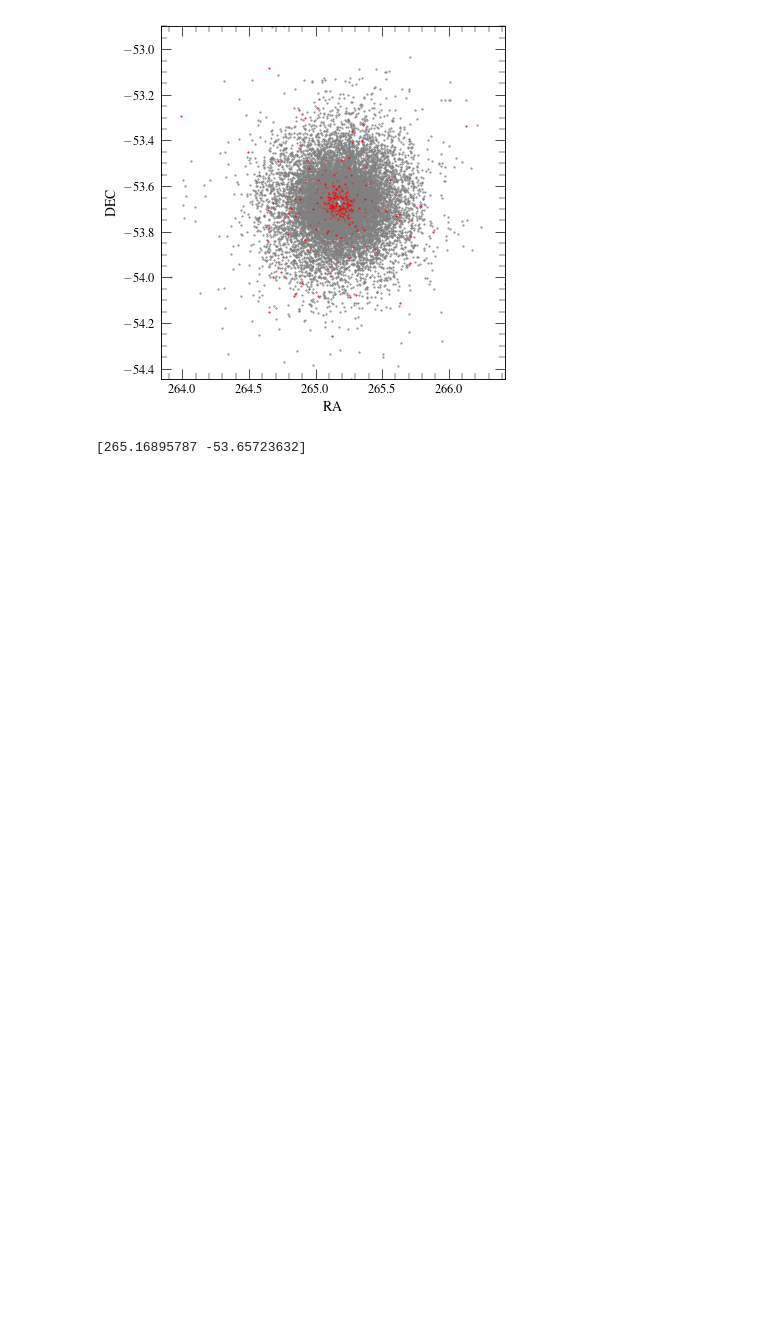
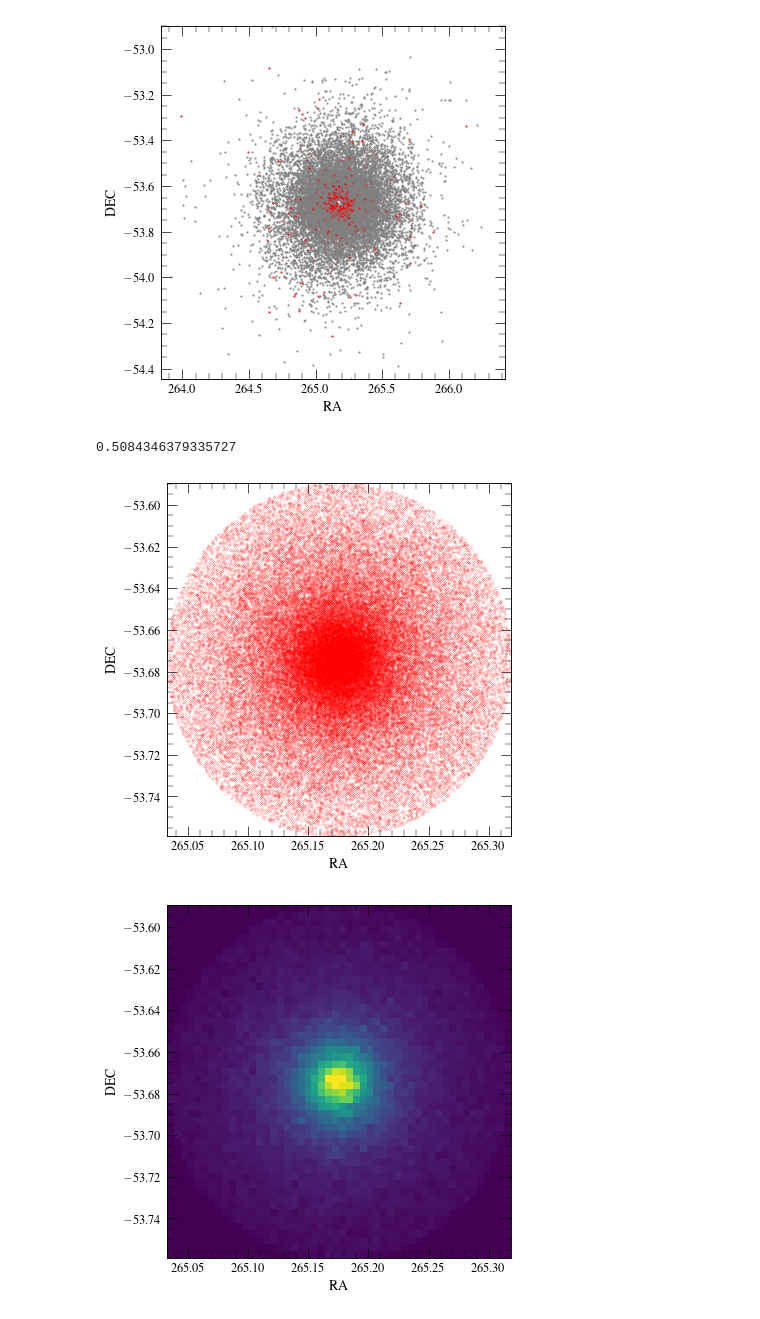
Before and after one commit to anthony-arnold/ngc6397, a Jupyter notebook: ngc6397.ipynb, the cells around one changed output. Saved outputs shown, nothing was run; the diff lists cells and outputs as text; code cells hidden in the pictures; blank space fills up the shorter version.

```diff
--- a/ngc6397.ipynb
+++ b/ngc6397.ipynb
@@ -430,7 +428,7 @@ fit_cm()
 [figure]
 # %%
 
-
+"""
 def get_cen(nb):
     cut = nb[:2000,1:3]
     dis = np.sum((cut[:,np.newaxis] - nb[:,1:3])**2, axis=2)
@@ -441,11 +439,42 @@ def get_cen(nb):
 
 nb8_cen = get_cen(nbody)
 print(nb8_cen)
-
+"""
 #nb8_cen = [270.164528, -54.355833]
 #nb8_cen = [265.175385   ,-53.674335 ]
+
+nb8_cen = [orbits.RA, orbits.DEC]
-# %% [output]
-[265.16895787 -53.65723632]
+# %%
+fig, ax = plt.subplots()
+fig.tight_layout()
+
+ax.set_xlabel('RA')
+ax.set_ylabel('DEC')
+
+# Get all nbody particles +/- 10 deg from nb8_cen
+alpha, delta = np.radians([orbits.RA, orbits.DEC])
+nb_delta = np.radians(nbody[:,2])
+nb_alpha = np.radians(nbody[:,1])
+
+dist = np.arccos(
+    np.sin(nb_delta)*np.sin(delta) +
+    np.cos(nb_delta)*np.cos(delta) * np.cos(nb_alpha - alpha)
+)
+
+close = dist < np.radians(0.085)
+ax.plot(nbody[:,1][close], nbody[:,2][close], 'ro', ms=0.1)
+print(np.sum(nbody[:,7][close]) / np.sum(nbody[:,7]))
+# ===
+
+fig, ax = plt.subplots()
+fig.tight_layout()
+ax.set_xlabel('RA')
+ax.set_ylabel('DEC')
+_=ax.hist2d(nbody[:,1][close], nbody[:,2][close], 50, weights=nbody[:,7][close], density=True)
+# %% [output]
+0.5084346379335727
+[figure, added]
+[figure, added]
 # %%
 # Vel. disp.
 from astropy import units as u
```
Also changed, not shown: parts of 5 cells of this notebook, 2 other files.
